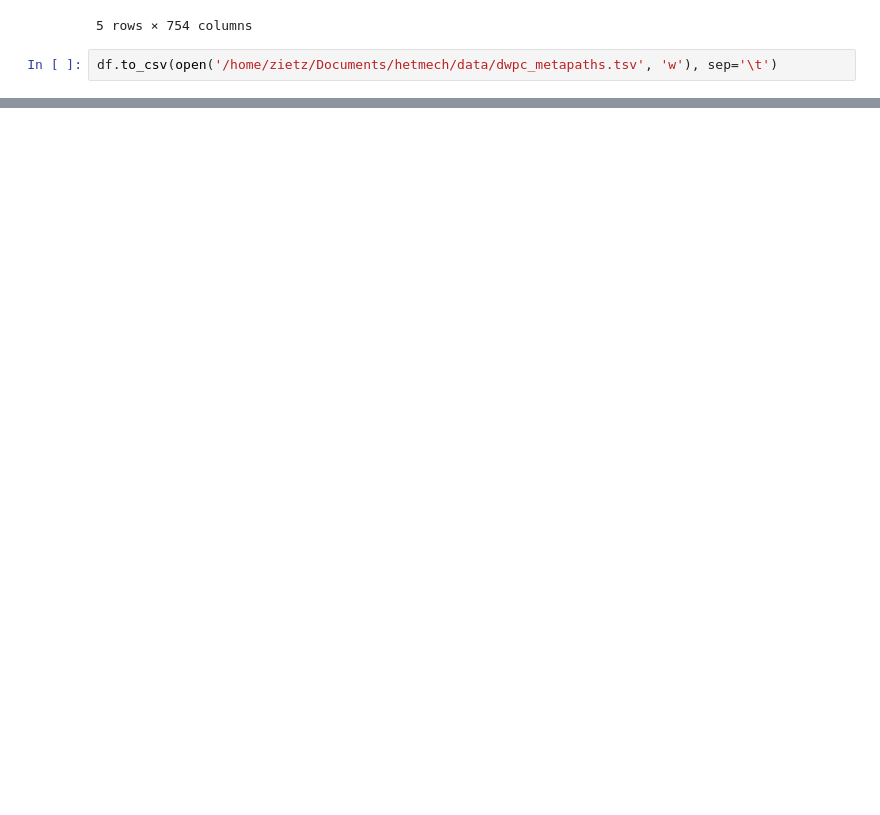
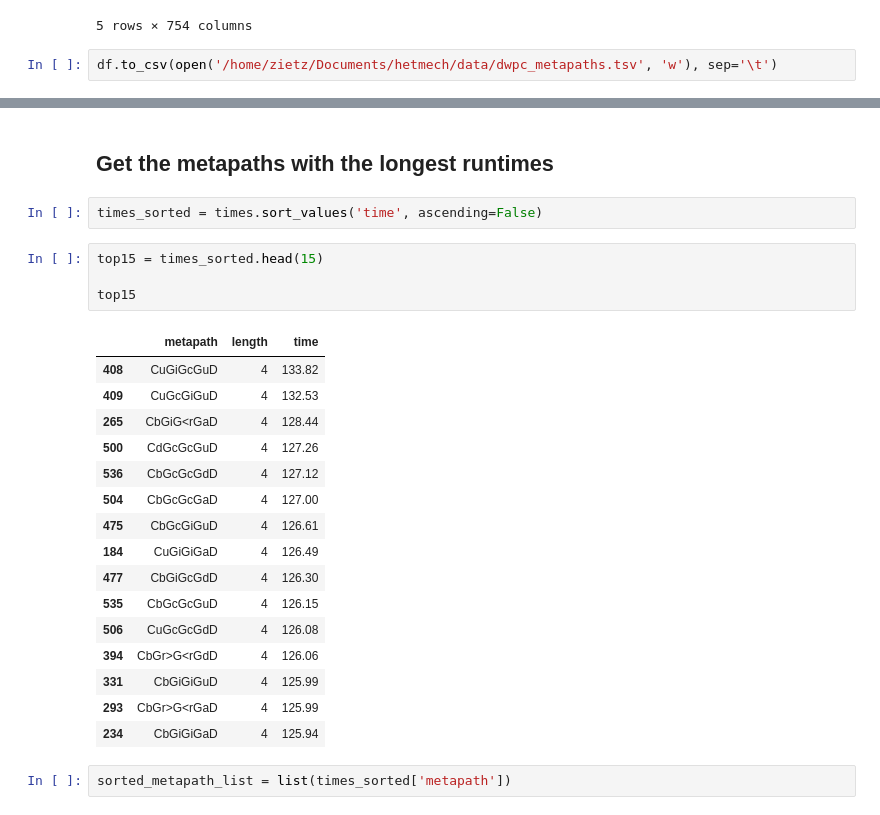
Before and after one commit to greenelab/connectivity-search-analyses, a Jupyter notebook: replicate_rephetio.ipynb, the cells around one changed output, grey strips where cells are left out. Saved outputs shown, nothing was run; the diff lists cells and outputs as text; blank space fills up the shorter version.

```diff
--- a/replicate_rephetio.ipynb
+++ b/replicate_rephetio.ipynb
@@ -130,0 +224,27 @@ df.to_csv(open('/home/zietz/Documents/hetmech/data/dwpc_metapaths.tsv', 'w'), se
+# %% [markdown]
+## Get the metapaths with the longest runtimes
+# %%
+times_sorted = times.sort_values('time', ascending=False)
+# %%
+top15 = times_sorted.head(15)
+
+top15
+# %% [output]
+|  | metapath | length | time |
+| 408 | CuGiGcGuD | 4 | 133.82 |
+| 409 | CuGcGiGuD | 4 | 132.53 |
+| 265 | CbGiG<rGaD | 4 | 128.44 |
+| 500 | CdGcGcGuD | 4 | 127.26 |
+| 536 | CbGcGcGdD | 4 | 127.12 |
+| 504 | CbGcGcGaD | 4 | 127.00 |
+| 475 | CbGcGiGuD | 4 | 126.61 |
+| 184 | CuGiGiGaD | 4 | 126.49 |
+| 477 | CbGiGcGdD | 4 | 126.30 |
+| 535 | CbGcGcGuD | 4 | 126.15 |
+| 506 | CuGcGcGdD | 4 | 126.08 |
+| 394 | CbGr>G<rGdD | 4 | 126.06 |
+| 331 | CbGiGiGuD | 4 | 125.99 |
+| 293 | CbGr>G<rGaD | 4 | 125.99 |
+| 234 | CbGiGiGaD | 4 | 125.94 |
+# %%
+sorted_metapath_list = list(times_sorted['metapath'])
```
Also changed, not shown: parts of 22 cells of this notebook, 4 other files.
